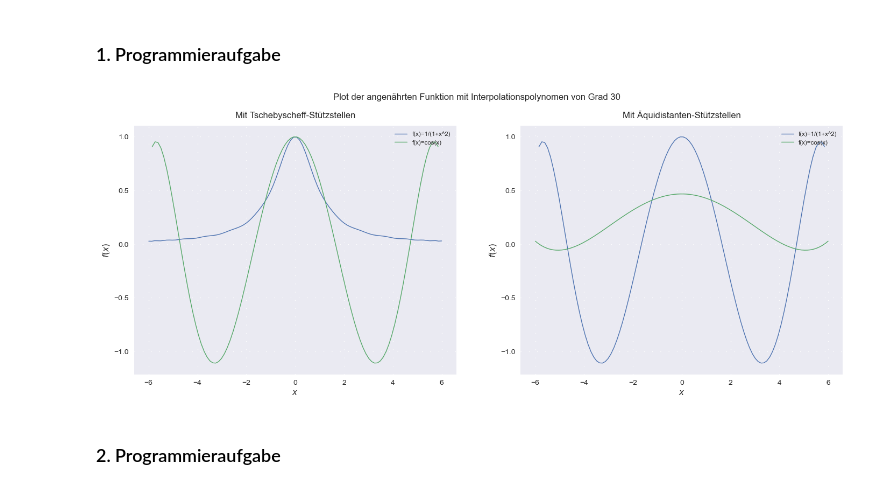
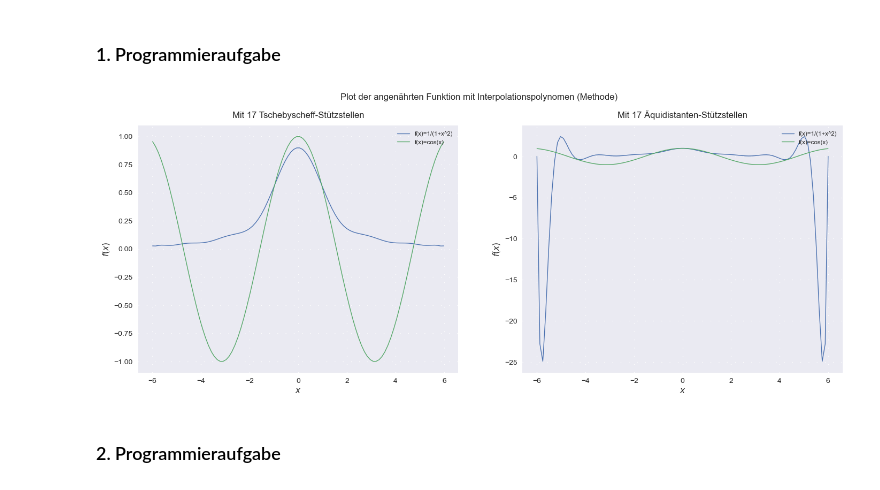
Before and after one commit to Javiermateor/Numerische-Mathematik-I-fuer-Ingenieure, a Jupyter notebook: HA4.ipynb, the cells around one changed output. Saved outputs shown, nothing was run; the diff lists cells and outputs as text; code cells hidden in the pictures.

```diff
--- a/HA4.ipynb
+++ b/HA4.ipynb
@@ -24,9 +24,9 @@ plt.style.use('seaborn')
 fig = plt.figure(figsize=(17,6))
 
 #Grad für die Interpolation der Polynome
-n = 30
+n = 17
 
-fig.suptitle(f'Plot der angenährten Funktion mit Interpolationspolynomen von Grad {n}')
+fig.suptitle(f'Plot der angenährten Funktion mit Interpolationspolynomen (Methode)')
 
 # Funktion für Berechnung der Tschebyscheff-Stützstellen
 
@@ -45,7 +45,6 @@ x1,y1 = interpoly(x_T1, y_T1)
 
 # cos(x)
 
-n = 6
 x_T2 = np.array([t_nodes(-6, 6, n, j) for j in range(1, n+2)])
 y_T2 = np.array([g(point) for point in x_T2])
 
@@ -53,38 +52,38 @@ x2,y2 = interpoly(x_T2, y_T2)
 
 plt.plot(x1, y1,linewidth=1, label='f(x)=1/(1+x^2)')
 plt.plot(x2, y2,linewidth=1, label='f(x)=cos(x)')
 
 plt.xlabel('$x$')
 plt.ylabel('$f(x)$')
-plt.title('Mit Tschebyscheff-Stützstellen', pad=10)
+plt.title(f'Mit {n} Tschebyscheff-Stützstellen', pad=10)
 plt.grid(linestyle=(0, (1, 10)))
 plt.legend(loc = 'upper right', fontsize = 'small')
 
 
 ax2 = plt.subplot(122) # Äquidistante Stützstellen
 
 # 1/(1+x**2)
 x_T3 = np.linspace(-6, 6, n)
 y_T3 = np.array([f(point) for point in x_T3])
 x3,y3 = interpoly(x_T3, y_T3)
 
 # cos(x)
 x_T4 = np.linspace(-6, 6, n)
 y_T4 = np.array([g(point) for point in x_T4])
 x4,y4 = interpoly(x_T4, y_T4)
 
-plt.plot(x2, y2,linewidth=1, label='f(x)=1/(1+x^2)')
-plt.plot(x3, y3,linewidth=1, label='f(x)=cos(x)')
+plt.plot(x3, y3,linewidth=1, label='f(x)=1/(1+x^2)')
+plt.plot(x4, y4,linewidth=1, label='f(x)=cos(x)')
 
 plt.xlabel('$x$')
 plt.ylabel('$f(x)$')
-plt.title('Mit Äquidistanten-Stützstellen', pad=10)
+plt.title(f'Mit {n} Äquidistanten-Stützstellen', pad=10)
 plt.grid(linestyle=(0, (1, 10)))
 plt.legend(loc = 'upper right', fontsize = 'small')
 
 plt.show()
 # %% [output]
-[figure, old version]
+[figure, new version]
 # %% [markdown]
 ### 2. Programmieraufgabe
 # %%
```
